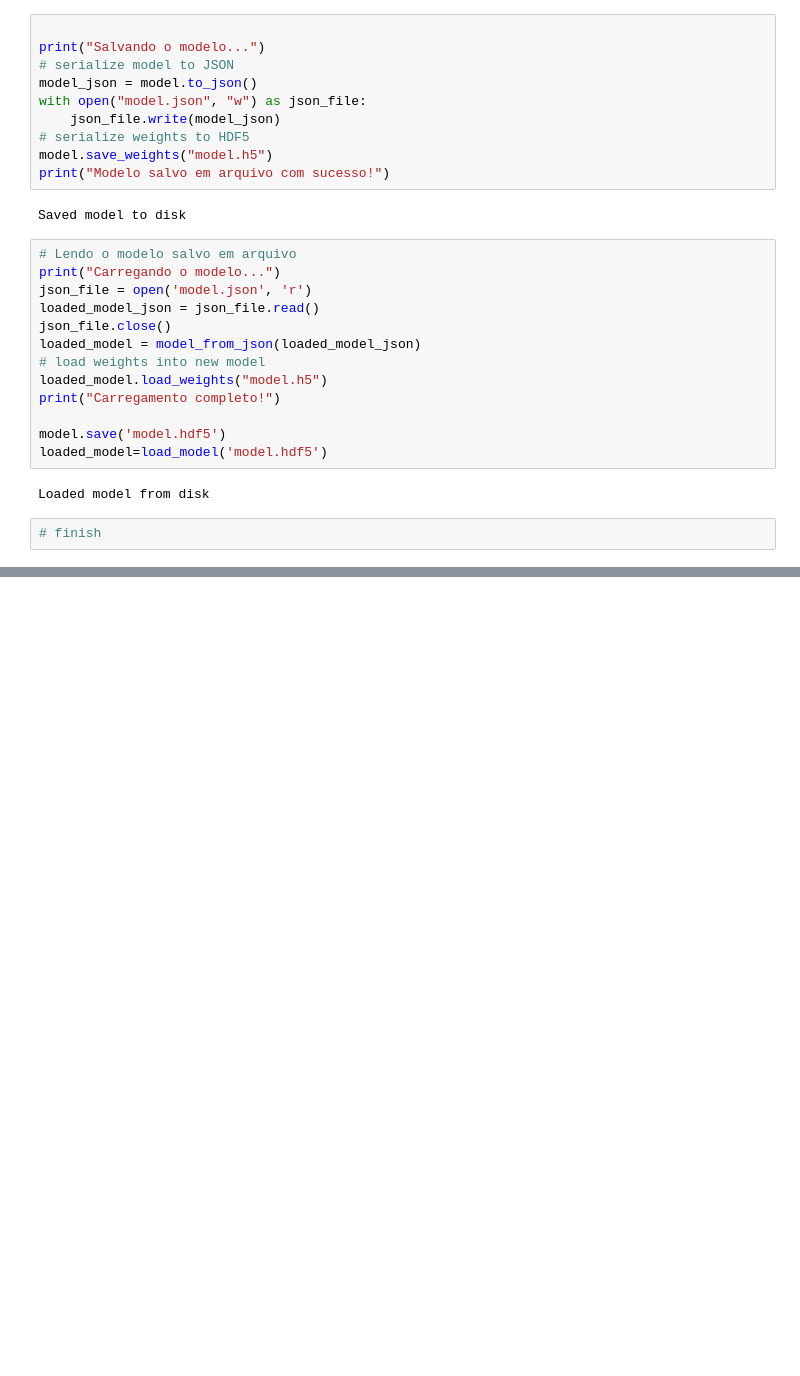
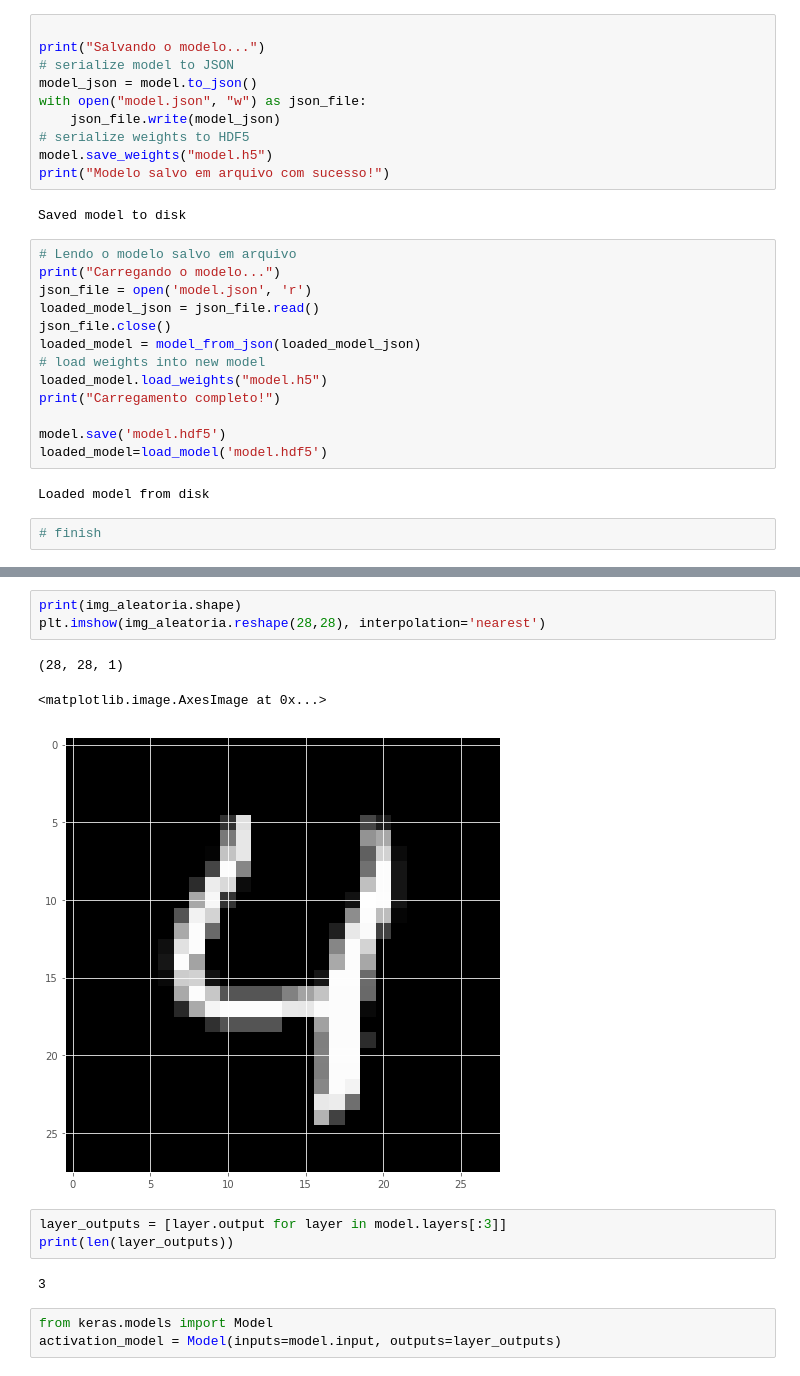
Before and after one commit to diogenesd/mnist, a Jupyter notebook: MNIST-ConvNet.ipynb, the cells around one changed output, grey strips where cells are left out. Saved outputs shown, nothing was run; the diff lists cells and outputs as text; blank space fills up the shorter version.

```diff
--- a/MNIST-ConvNet.ipynb
+++ b/MNIST-ConvNet.ipynb
@@ -809,0 +858,15 @@ Loaded model from disk
+# %%
+print(img_aleatoria.shape)
+plt.imshow(img_aleatoria.reshape(28,28), interpolation='nearest')
+# %% [output]
+(28, 28, 1)
+<matplotlib.image.AxesImage at 0x...>
+[figure, added]
+# %%
+layer_outputs = [layer.output for layer in model.layers[:3]]
+print(len(layer_outputs))
+# %% [output]
+3
+# %%
+from keras.models import Model
+activation_model = Model(inputs=model.input, outputs=layer_outputs)
```
Also changed, not shown: parts of 46 cells of this notebook, 1 other file.
